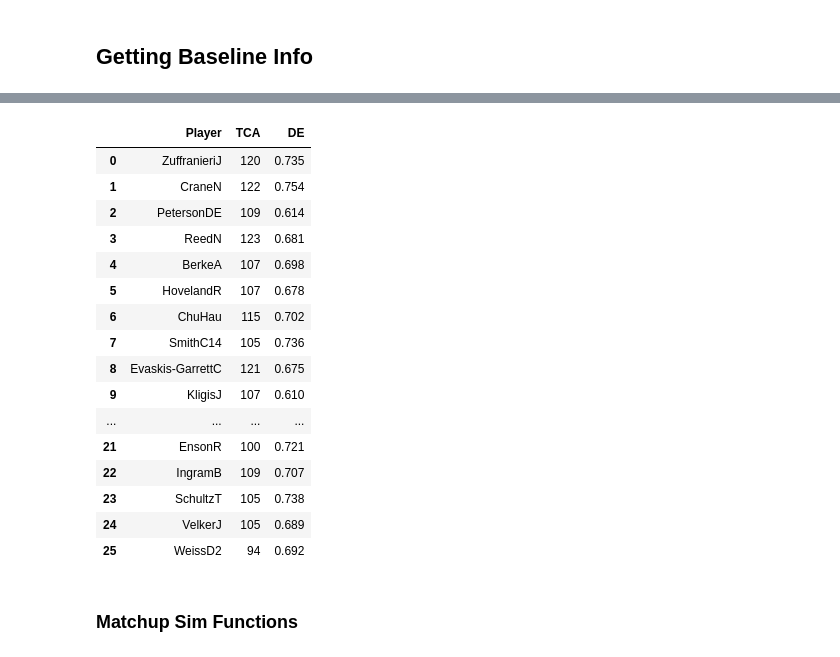
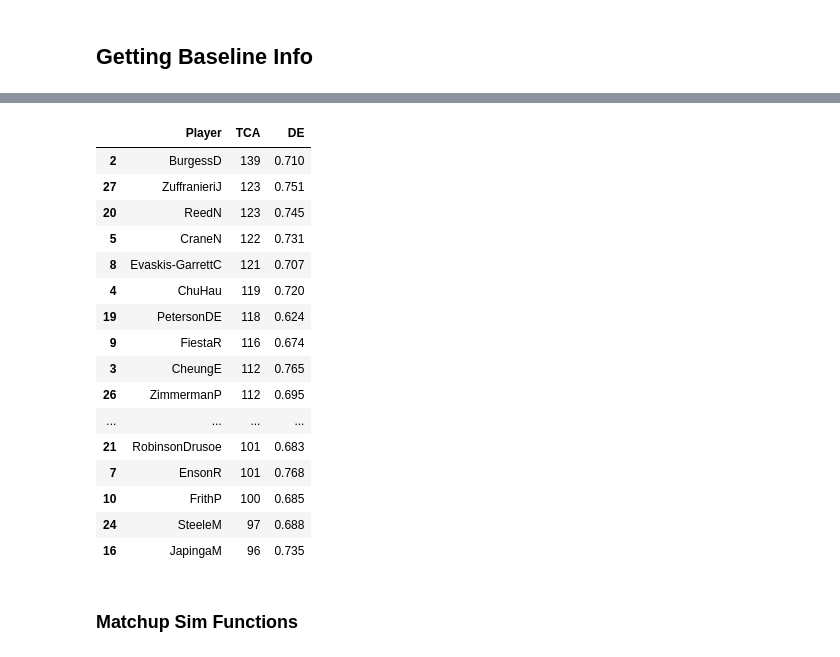
Before and after one commit to zachgozlan/LearnedLeague-Season-Sim, a Jupyter notebook: Learned League Season Projection.ipynb, the cells around one changed output, grey strips where cells are left out. Drawn from its saved outputs; the diff is of its cells as text; code cells hidden in the pictures.

Commit message:
Update Learned League Season Projection.ipynb
bug fixes and improvements

```diff
--- a/Learned League Season Projection.ipynb
+++ b/Learned League Season Projection.ipynb
@@ -25,17 +25,17 @@ Example output below is based on a run of Tundra A (my current rundle) as of MD0
 # %%
 league_type = 'public' #private #public
 
-season = 99
+season = 100
 league_name = 'Tundra'
 rundle = 'A'
 division = 0 #1, 2, 3 #zero for non-divided rundles
 
-players = 26
+players = 28
 
 #for public leagues; will be ignored in private leagues
 
 promotion = 3
-relegation = 3
+relegation = 4
 # %% [markdown]
 ### Package Installs + Setup
 # %%
@@ -160,12 +191,13 @@ schedule_generator() # only need to run if you haven't before, can comment out o
 driver.get(standings_url(league))
 urls = profile_getter(players)
 # %%
-def last_four_seasons(number):
+def last_five_seasons(number):
     minus_one = 'LL' + str(season - 1)
     minus_two = 'LL' + str(season - 2)
     minus_three = 'LL' + str(season - 3)
     minus_four = 'LL' + str(season - 4)
-    return([minus_one, minus_two, minus_three, minus_four])
+    minus_five = 'LL' + str(season - 5)
+    return([minus_one, minus_two, minus_three, minus_four, minus_five])
 
 def average_stats(urls):
 
@@ -178,12 +210,16 @@ def average_stats(urls):
         driver.get(url + "&2")
         time.sleep(1)
 
-        name = driver.find_element(By.XPATH, '//*[@id="main"]/div/div[1]/div[3]/div[2]/h1').text
+        try:
+            name = driver.find_element(By.XPATH, '//*[@id="main"]/div/div[1]/div[3]/div[2]/h1').text
+        except:
+            name = driver.find_element(By.XPATH, '//*[@id="main"]/div/div[1]/div[2]/div[2]/h1').text
 
         df = pd.read_html(driver.page_source)[4]
         df = df[df.Season.str.contains('LL')]
-        df = df[df.Season.isin(last_four_seasons(season))]
+        df = df[df.Season.isin(last_five_seasons(season))]
         df = df[:3] #if they've played all four seasons, only take most recent three
+        df['DE'] = [float(i) for i in df.DE]
         newrow = {'Player': name, 'TCA': round(df.TCA.mean()), 'DE': round(df.DE.mean(),3)}
 
         stats = stats.append(newrow, ignore_index = True)
@@ -192,25 +228,25 @@ def average_stats(urls):
 # %%
 player_stats = average_stats(urls)
 
-player_stats
+player_stats.sort_values('TCA', ascending=False)
 # %% [output]
 |  | Player | TCA | DE |
-| 0 | ZuffranieriJ | 120 | 0.735 |
-| 1 | CraneN | 122 | 0.754 |
-| 2 | PetersonDE | 109 | 0.614 |
-| 3 | ReedN | 123 | 0.681 |
-| 4 | BerkeA | 107 | 0.698 |
-| 5 | HovelandR | 107 | 0.678 |
-| 6 | ChuHau | 115 | 0.702 |
-| 7 | SmithC14 | 105 | 0.736 |
-| 8 | Evaskis-GarrettC | 121 | 0.675 |
-| 9 | KligisJ | 107 | 0.610 |
+| 2 | BurgessD | 139 | 0.710 |
+| 27 | ZuffranieriJ | 123 | 0.751 |
+| 20 | ReedN | 123 | 0.745 |
+| 5 | CraneN | 122 | 0.731 |
+| 8 | Evaskis-GarrettC | 121 | 0.707 |
+| 4 | ChuHau | 119 | 0.720 |
+| 19 | PetersonDE | 118 | 0.624 |
+| 9 | FiestaR | 116 | 0.674 |
+| 3 | CheungE | 112 | 0.765 |
+| 26 | ZimmermanP | 112 | 0.695 |
 | ... | ... | ... | ... |
-| 21 | EnsonR | 100 | 0.721 |
-| 22 | IngramB | 109 | 0.707 |
-| 23 | SchultzT | 105 | 0.738 |
-| 24 | VelkerJ | 105 | 0.689 |
-| 25 | WeissD2 | 94 | 0.692 |
+| 21 | RobinsonDrusoe | 101 | 0.683 |
+| 7 | EnsonR | 101 | 0.768 |
+| 10 | FrithP | 100 | 0.685 |
+| 24 | SteeleM | 97 | 0.688 |
+| 16 | JapingaM | 96 | 0.735 |
 # %% [markdown]
 ### Matchup Sim Functions
 # %%
```
Also changed, not shown: parts of 7 cells of this notebook.
